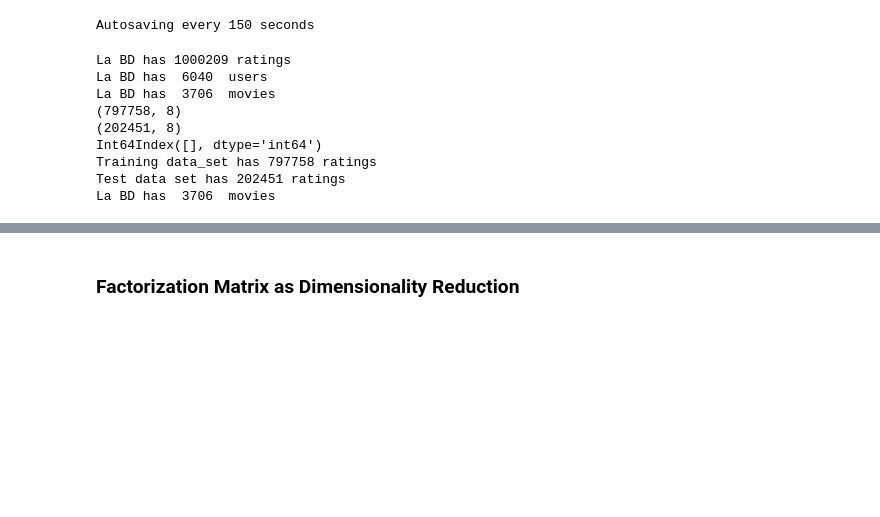
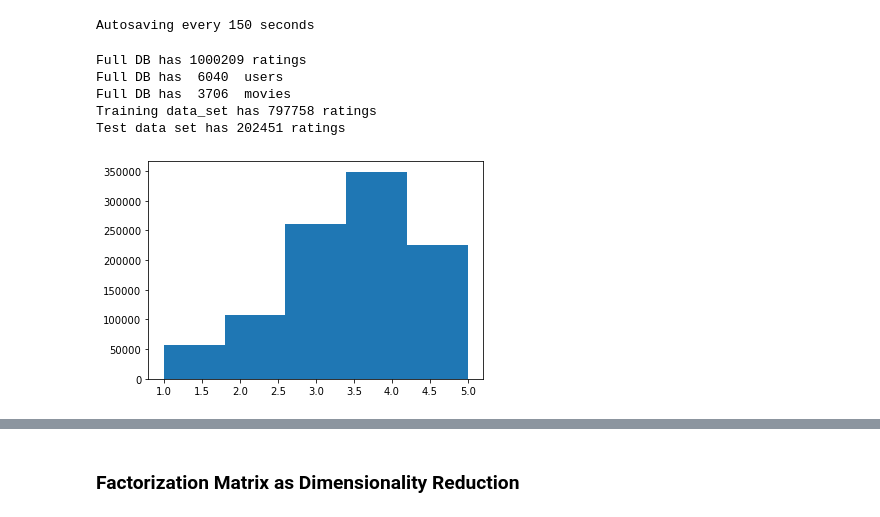
Before and after one commit to ssegui/recsysMaster2020, a Jupyter notebook: notebooks/Lesson4_Factorization_Models.ipynb, the cells around one changed output, grey strips where cells are left out. Saved outputs shown, nothing was run; the diff lists cells and outputs as text; code cells hidden in the pictures; blank space fills up the shorter version.

```diff
--- a/notebooks/Lesson4_Factorization_Models.ipynb
+++ b/notebooks/Lesson4_Factorization_Models.ipynb
@@ -3,5 +29,4 @@
 # %%
-
 #NETFLIX REAL 50.000.000 usuaris and 100.000 items
 %autosave 150
 %matplotlib inline
@@ -12,67 +37,47 @@ import matplotlib.pylab as plt
 
 # Load Data set
 u_cols = ['user_id', 'age', 'sex', 'occupation', 'zip_code']
-users = pd.read_csv('ml-1m/users.dat', sep='::', names=u_cols)
+users = pd.read_csv('../data/ml-1m/users.dat', sep='::', names=u_cols)
 
 r_cols = ['user_id', 'movie_id', 'rating', 'unix_timestamp']
-ratings = pd.read_csv('ml-1m/ratings.dat', sep='::', names=r_cols)
+ratings = pd.read_csv('../data/ml-1m/ratings.dat', sep='::', names=r_cols)
 
 # the movies file contains columns indicating the movie's genres
 # let's only load the first three columns of the file with usecols
 m_cols = ['movie_id', 'title', 'release_date']
-movies = pd.read_csv('ml-1m/movies.dat', sep='::', names=m_cols, usecols=range(3), encoding='latin-1')
+movies = pd.read_csv('../data/ml-1m/movies.dat', sep='::', names=m_cols, usecols=range(3), encoding='latin-1')
 
 # Construcció del DataFrame
 data = pd.merge(pd.merge(ratings, users), movies)
 data = data[['user_id','title', 'movie_id','rating','release_date','sex','age']]
 
 
-print("La BD has "+ str(data.shape[0]) +" ratings")
-print("La BD has ", data.user_id.nunique()," users")
-print("La BD has ", data.movie_id.nunique(), " movies")
+print("Full DB has "+ str(data.shape[0]) +" ratings")
+print("Full DB has ", data.user_id.nunique()," users")
+print("Full DB has ", data.movie_id.nunique(), " movies")
 data.head()
 
 
 
-def evaluate(estimate_f,data_train,data_test):
-    """ RMSE-based predictive performance evaluation with pandas. """
-    ids_to_estimate = zip(data_test.user_id, data_test.movie_id)
-    estimated = np.array([estimate_f(u,i) if u in data_train.user_id else 3 for (u,i) in ids_to_estimate ])
-    real = data_test.rating.values
-    return compute_rmse(estimated, real)
 
-def compute_rmse(y_pred, y_true):
-    """ Compute Root Mean Squared Error. """
-    return np.sqrt(np.mean(np.power(y_pred - y_true, 2)))
-
-
-## Divide the data in two sets: training and test
-def assign_to_set(df):
-    sampled_ids = np.random.choice(df.index,
-                                   size=np.int64(np.ceil(df.index.size * 0.2)),
-                                   replace=False)
-    df.loc[sampled_ids, 'for_testing'] = True
-    return df
-
+## DIVIDE THE DATA INTO TRAINING AND TEST SET
 data['for_testing'] = False
 grouped = data.groupby('user_id', group_keys=False).apply(assign_to_set)
 data_train = data[grouped.for_testing == False]
 data_test = data[grouped.for_testing == True]
-print(data_train.shape)
-print(data_test.shape)
-print(data_train.index & data_test.index)
+
 
 print("Training data_set has "+ str(data_train.shape[0]) +" ratings")
 print("Test data set has "+ str(data_test.shape[0]) +" ratings")
-print("La BD has ", data.movie_id.nunique(), " movies")
 # %% [output]
 Autosaving every 150 seconds
-La BD has 1000209 ratings
-La BD has  6040  users
-La BD has  3706  movies
-(797758, 8)
-(202451, 8)
-Int64Index([], dtype='int64')
+Full DB has 1000209 ratings
+Full DB has  6040  users
+Full DB has  3706  movies
 Training data_set has 797758 ratings
 Test data set has 202451 ratings
-La BD has  3706  movies
+# %%
+plt.hist(data.rating,bins=5)
+plt.show()
+# %% [output]
+[figure, added]
```
Also changed, not shown: parts of 28 cells of this notebook.
